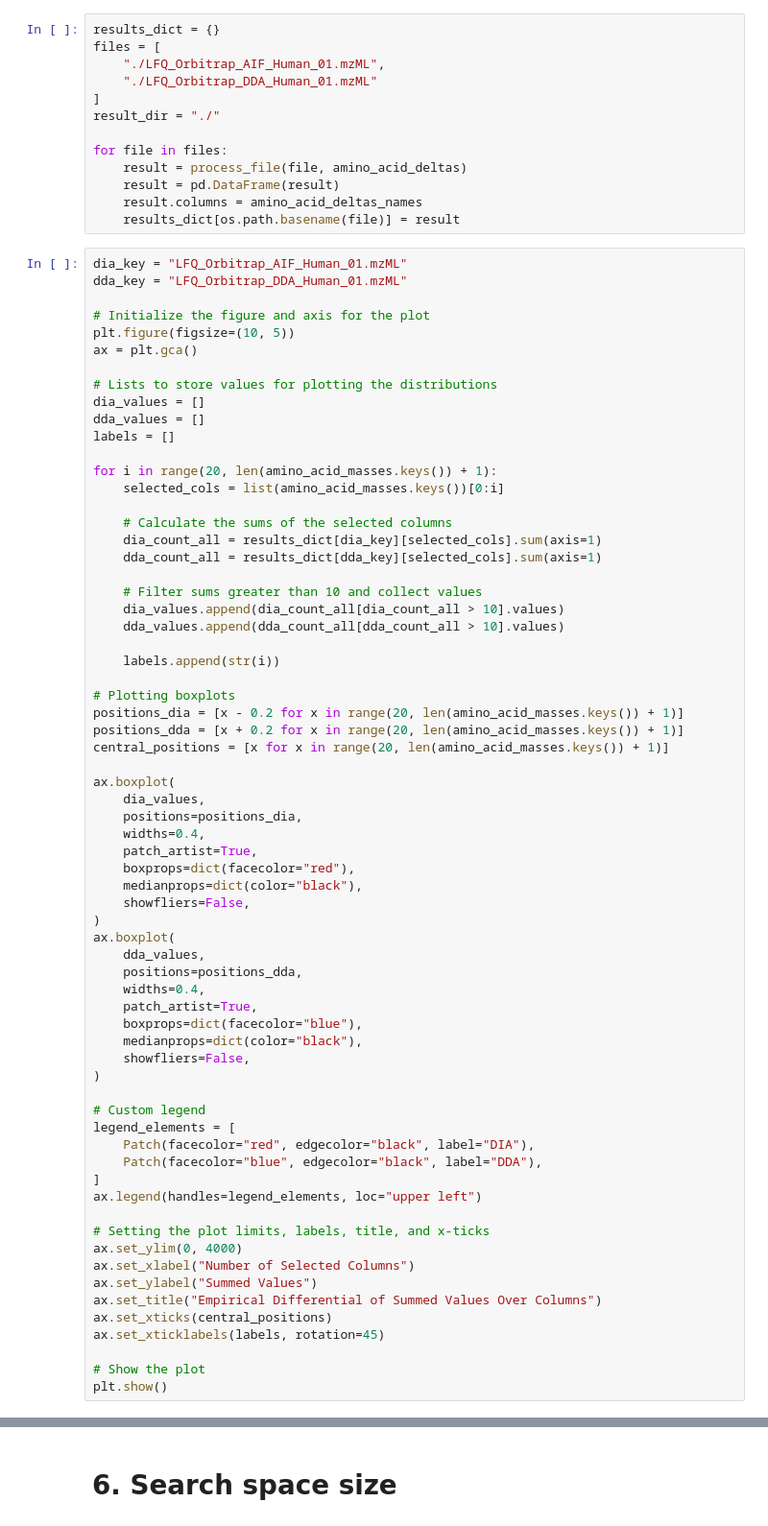
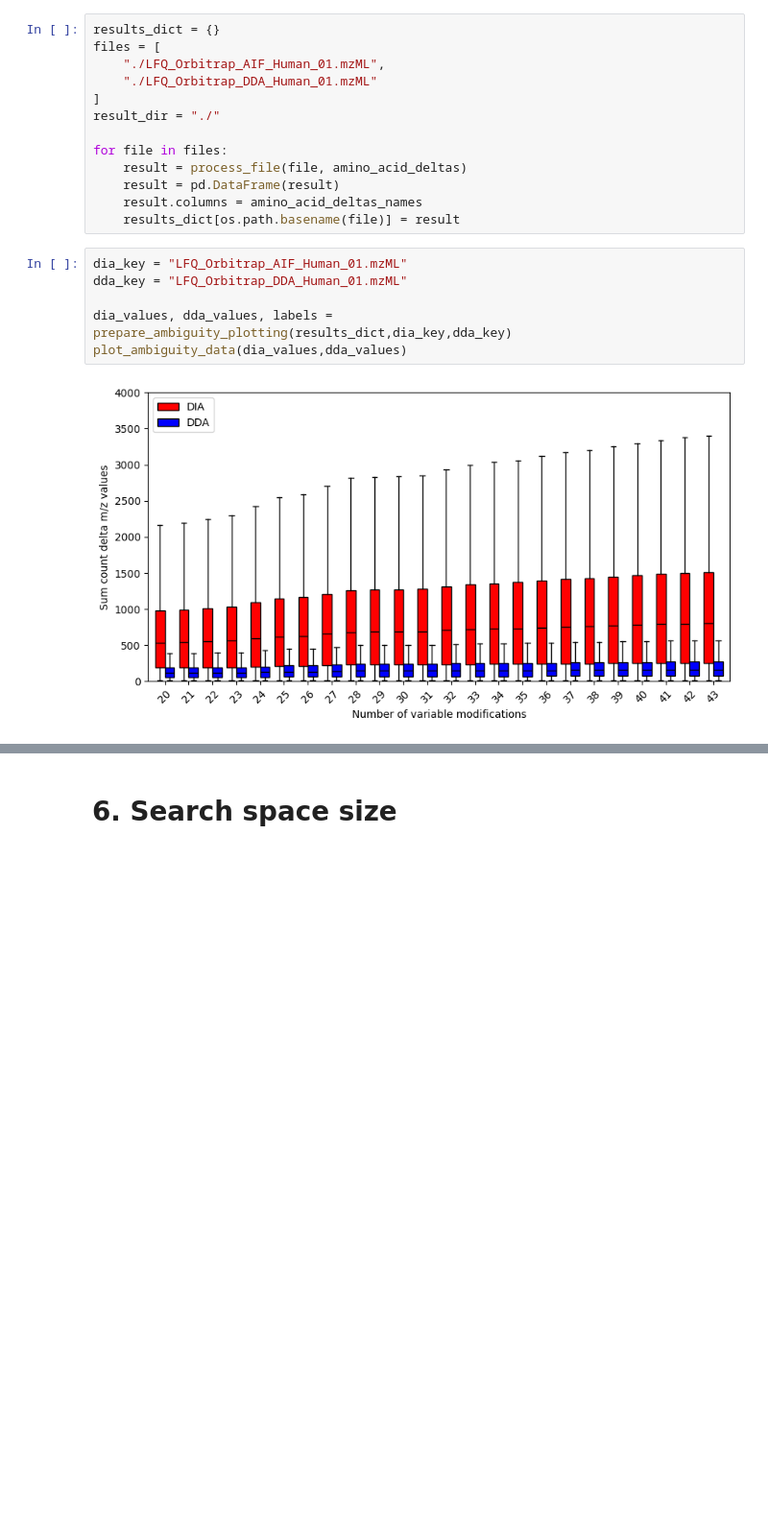
Before and after one commit to CompOmics/EUPA_2025_DIA, a Jupyter notebook: workshop/Workshop_EuPA2025.ipynb, the cells around one changed output, grey strips where cells are left out. Shown at 96% size. Saved outputs shown, nothing was run; the diff lists cells and outputs as text; blank space fills up the shorter version.

```diff
--- a/workshop/Workshop_EuPA2025.ipynb
+++ b/workshop/Workshop_EuPA2025.ipynb
@@ -492,67 +596,8 @@ for file in files:
 # %%
 dia_key = "LFQ_Orbitrap_AIF_Human_01.mzML"
 dda_key = "LFQ_Orbitrap_DDA_Human_01.mzML"
 
-# Initialize the figure and axis for the plot
-plt.figure(figsize=(10, 5))
-ax = plt.gca()
-
-# Lists to store values for plotting the distributions
-dia_values = []
-dda_values = []
-labels = []
-
-for i in range(20, len(amino_acid_masses.keys()) + 1):
-    selected_cols = list(amino_acid_masses.keys())[0:i]
-
-    # Calculate the sums of the selected columns
-    dia_count_all = results_dict[dia_key][selected_cols].sum(axis=1)
-    dda_count_all = results_dict[dda_key][selected_cols].sum(axis=1)
-
-    # Filter sums greater than 10 and collect values
-    dia_values.append(dia_count_all[dia_count_all > 10].values)
-    dda_values.append(dda_count_all[dda_count_all > 10].values)
-
-    labels.append(str(i))
-
-# Plotting boxplots
-positions_dia = [x - 0.2 for x in range(20, len(amino_acid_masses.keys()) + 1)]
-positions_dda = [x + 0.2 for x in range(20, len(amino_acid_masses.keys()) + 1)]
-central_positions = [x for x in range(20, len(amino_acid_masses.keys()) + 1)]
-
-ax.boxplot(
-    dia_values,
-    positions=positions_dia,
-    widths=0.4,
-    patch_artist=True,
-    boxprops=dict(facecolor="red"),
-    medianprops=dict(color="black"),
-    showfliers=False,
-)
-ax.boxplot(
-    dda_values,
-    positions=positions_dda,
-    widths=0.4,
-    patch_artist=True,
-    boxprops=dict(facecolor="blue"),
-    medianprops=dict(color="black"),
-    showfliers=False,
-)
-
-# Custom legend
-legend_elements = [
-    Patch(facecolor="red", edgecolor="black", label="DIA"),
-    Patch(facecolor="blue", edgecolor="black", label="DDA"),
-]
-ax.legend(handles=legend_elements, loc="upper left")
-
-# Setting the plot limits, labels, title, and x-ticks
-ax.set_ylim(0, 4000)
-ax.set_xlabel("Number of Selected Columns")
-ax.set_ylabel("Summed Values")
-ax.set_title("Empirical Differential of Summed Values Over Columns")
-ax.set_xticks(central_positions)
-ax.set_xticklabels(labels, rotation=45)
-
-# Show the plot
-plt.show()
+dia_values, dda_values, labels = prepare_ambiguity_plotting(results_dict,dia_key,dda_key)
+plot_ambiguity_data(dia_values,dda_values)
+# %% [output]
+[figure, added]
```
Also changed, not shown: parts of 37 cells of this notebook.
